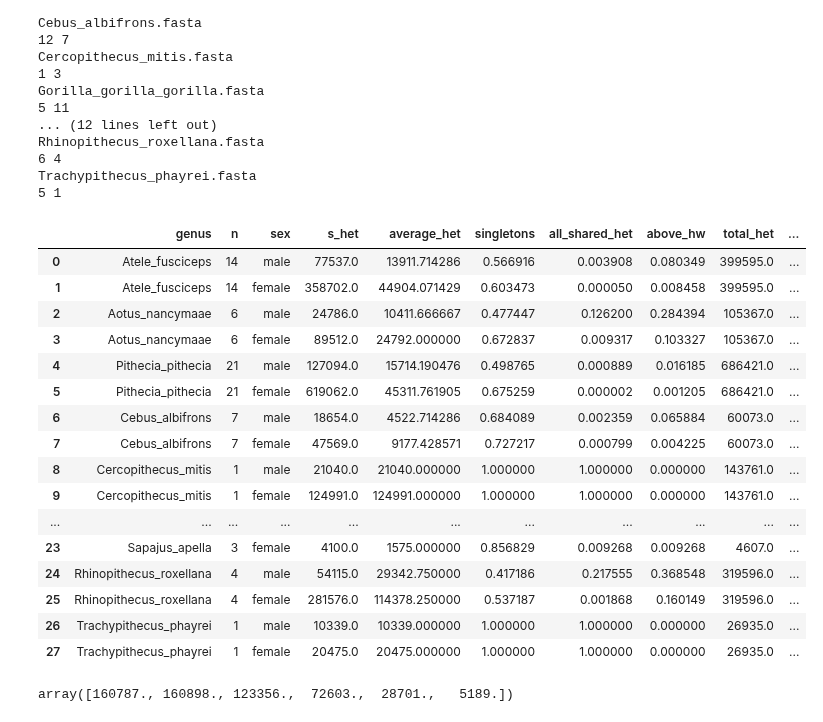
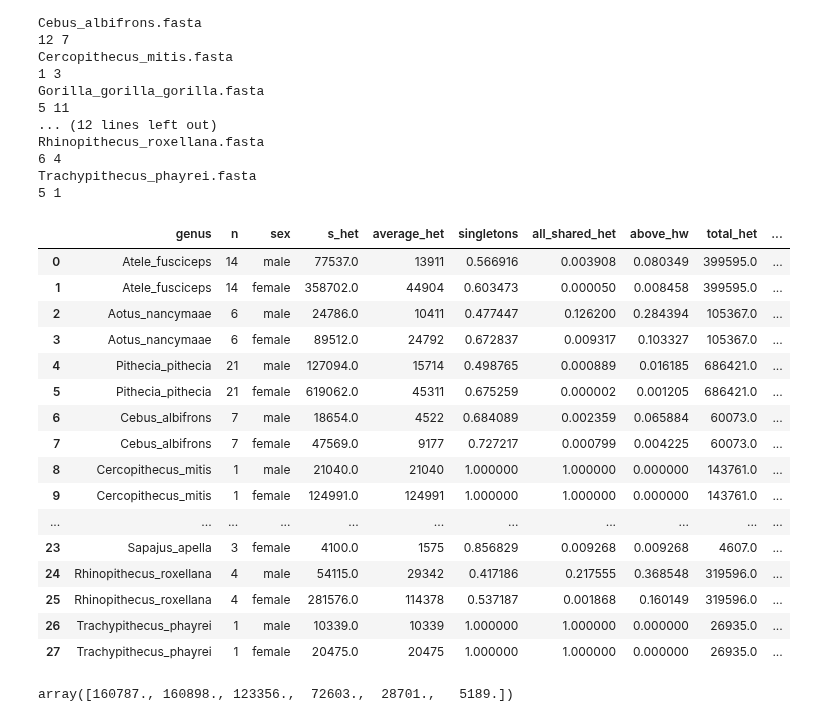
Before and after one commit to erikfogh/baboon_analysis, a Jupyter notebook: notebooks/Primatediversity_shared_het.ipynb, the cells around one changed output. Saved outputs shown, nothing was run; the diff lists cells and outputs as text; code cells hidden in the pictures.

Commit message:
primatediversity shared het analysis

```diff
--- a/notebooks/Primatediversity_shared_het.ipynb
+++ b/notebooks/Primatediversity_shared_het.ipynb
@@ -240,29 +240,31 @@ Trachypithecus_phayrei.fasta
 # %%
 df = pd.concat(df_list, ignore_index=True)
 df.reset_index()
+df["average_het"] = df["average_het"].astype(int)
 df.to_csv("../results/primate_diversity_het_statistics.txt", header=True,
-          index=False, sep='\t', mode='a', float_format='%.5f')
+          index=False, sep='\t', mode='a', float_format='%.4f')
 df.to_csv("../results/primate_diversity_het_statistics.csv", header=True,
-          index=False, float_format='%.5f')
+          index=False, float_format='%.4f')
+df.to_html("../results/primate_diversity_het_statistics.html", float_format='%.4f')
 df
 # %% [output]
 |  | genus | n | sex | s_het | average_het | singletons | all_shared_het | above_hw | total_het | ... |
-| 0 | Atele_fusciceps | 14 | male | 77537.0 | 13911.714286 | 0.566916 | 0.003908 | 0.080349 | 399595.0 | ... |
-| 1 | Atele_fusciceps | 14 | female | 358702.0 | 44904.071429 | 0.603473 | 0.000050 | 0.008458 | 399595.0 | ... |
-| 2 | Aotus_nancymaae | 6 | male | 24786.0 | 10411.666667 | 0.477447 | 0.126200 | 0.284394 | 105367.0 | ... |
-| 3 | Aotus_nancymaae | 6 | female | 89512.0 | 24792.000000 | 0.672837 | 0.009317 | 0.103327 | 105367.0 | ... |
-| 4 | Pithecia_pithecia | 21 | male | 127094.0 | 15714.190476 | 0.498765 | 0.000889 | 0.016185 | 686421.0 | ... |
-| 5 | Pithecia_pithecia | 21 | female | 619062.0 | 45311.761905 | 0.675259 | 0.000002 | 0.001205 | 686421.0 | ... |
-| 6 | Cebus_albifrons | 7 | male | 18654.0 | 4522.714286 | 0.684089 | 0.002359 | 0.065884 | 60073.0 | ... |
-| 7 | Cebus_albifrons | 7 | female | 47569.0 | 9177.428571 | 0.727217 | 0.000799 | 0.004225 | 60073.0 | ... |
-| 8 | Cercopithecus_mitis | 1 | male | 21040.0 | 21040.000000 | 1.000000 | 1.000000 | 0.000000 | 143761.0 | ... |
-| 9 | Cercopithecus_mitis | 1 | female | 124991.0 | 124991.000000 | 1.000000 | 1.000000 | 0.000000 | 143761.0 | ... |
+| 0 | Atele_fusciceps | 14 | male | 77537.0 | 13911 | 0.566916 | 0.003908 | 0.080349 | 399595.0 | ... |
+| 1 | Atele_fusciceps | 14 | female | 358702.0 | 44904 | 0.603473 | 0.000050 | 0.008458 | 399595.0 | ... |
+| 2 | Aotus_nancymaae | 6 | male | 24786.0 | 10411 | 0.477447 | 0.126200 | 0.284394 | 105367.0 | ... |
+| 3 | Aotus_nancymaae | 6 | female | 89512.0 | 24792 | 0.672837 | 0.009317 | 0.103327 | 105367.0 | ... |
+| 4 | Pithecia_pithecia | 21 | male | 127094.0 | 15714 | 0.498765 | 0.000889 | 0.016185 | 686421.0 | ... |
+| 5 | Pithecia_pithecia | 21 | female | 619062.0 | 45311 | 0.675259 | 0.000002 | 0.001205 | 686421.0 | ... |
+| 6 | Cebus_albifrons | 7 | male | 18654.0 | 4522 | 0.684089 | 0.002359 | 0.065884 | 60073.0 | ... |
+| 7 | Cebus_albifrons | 7 | female | 47569.0 | 9177 | 0.727217 | 0.000799 | 0.004225 | 60073.0 | ... |
+| 8 | Cercopithecus_mitis | 1 | male | 21040.0 | 21040 | 1.000000 | 1.000000 | 0.000000 | 143761.0 | ... |
+| 9 | Cercopithecus_mitis | 1 | female | 124991.0 | 124991 | 1.000000 | 1.000000 | 0.000000 | 143761.0 | ... |
 | ... | ... | ... | ... | ... | ... | ... | ... | ... | ... | ... |
-| 23 | Sapajus_apella | 3 | female | 4100.0 | 1575.000000 | 0.856829 | 0.009268 | 0.009268 | 4607.0 | ... |
-| 24 | Rhinopithecus_roxellana | 4 | male | 54115.0 | 29342.750000 | 0.417186 | 0.217555 | 0.368548 | 319596.0 | ... |
-| 25 | Rhinopithecus_roxellana | 4 | female | 281576.0 | 114378.250000 | 0.537187 | 0.001868 | 0.160149 | 319596.0 | ... |
-| 26 | Trachypithecus_phayrei | 1 | male | 10339.0 | 10339.000000 | 1.000000 | 1.000000 | 0.000000 | 26935.0 | ... |
-| 27 | Trachypithecus_phayrei | 1 | female | 20475.0 | 20475.000000 | 1.000000 | 1.000000 | 0.000000 | 26935.0 | ... |
+| 23 | Sapajus_apella | 3 | female | 4100.0 | 1575 | 0.856829 | 0.009268 | 0.009268 | 4607.0 | ... |
+| 24 | Rhinopithecus_roxellana | 4 | male | 54115.0 | 29342 | 0.417186 | 0.217555 | 0.368548 | 319596.0 | ... |
+| 25 | Rhinopithecus_roxellana | 4 | female | 281576.0 | 114378 | 0.537187 | 0.001868 | 0.160149 | 319596.0 | ... |
+| 26 | Trachypithecus_phayrei | 1 | male | 10339.0 | 10339 | 1.000000 | 1.000000 | 0.000000 | 26935.0 | ... |
+| 27 | Trachypithecus_phayrei | 1 | female | 20475.0 | 20475 | 1.000000 | 1.000000 | 0.000000 | 26935.0 | ... |
 # %%
 n_matrix.sum(axis=0)
 # %% [output]
```
Also changed, not shown: 3 other files.
